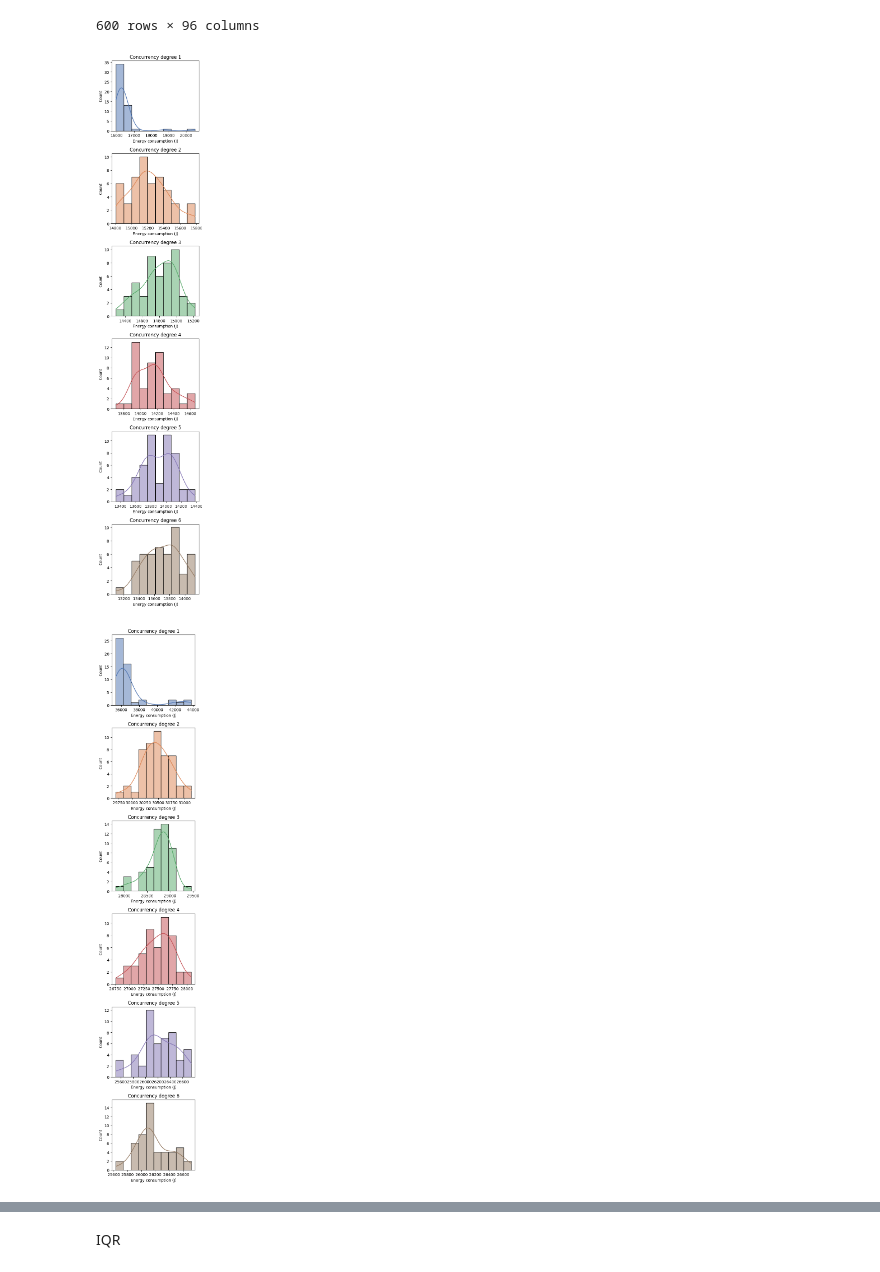
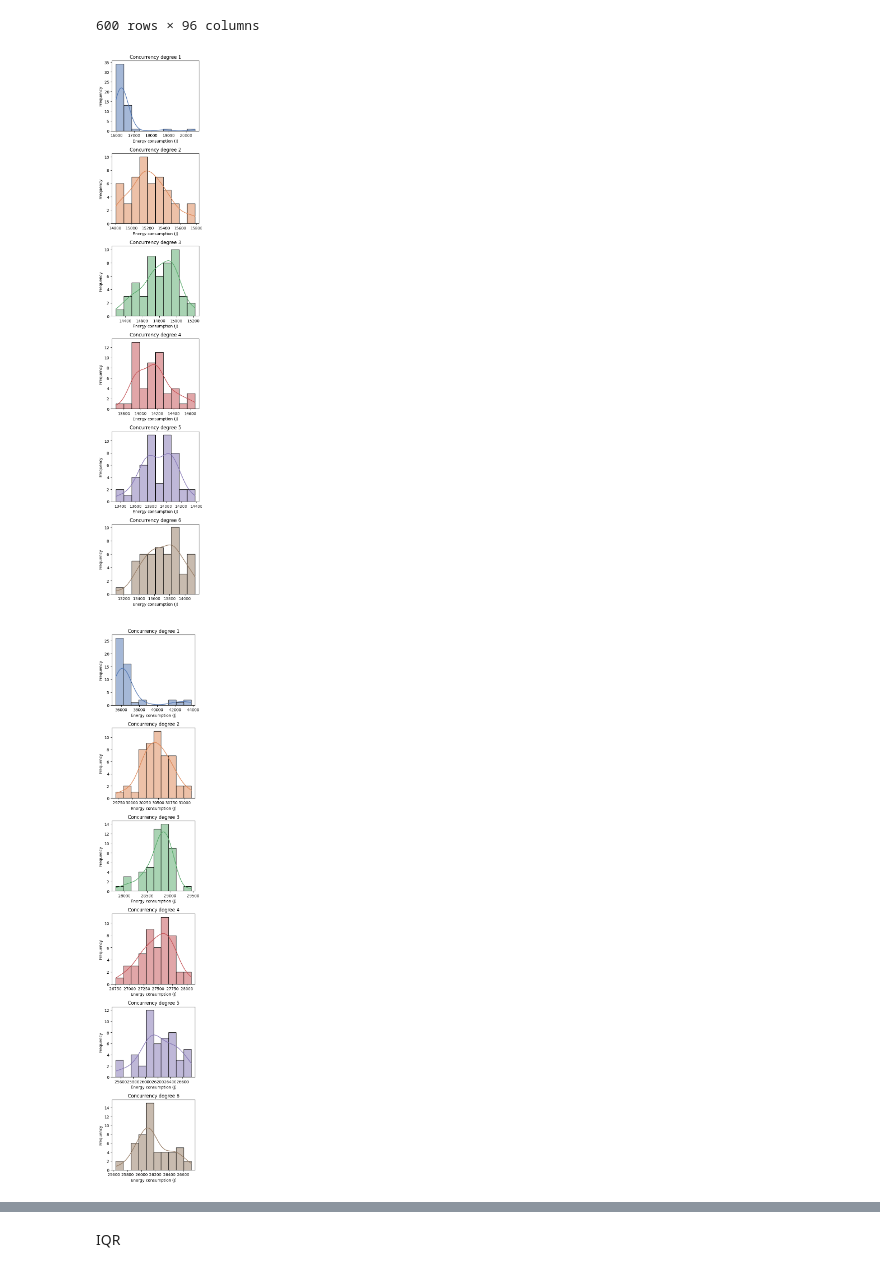
Before and after one commit to Flavio8699/ms-thesis-replication-package, a Jupyter notebook: replication-package-RQ1-2/Experiment/analysis.ipynb, the cells around one changed output, grey strips where cells are left out. Drawn from its saved outputs; the diff is of its cells as text; code cells hidden in the pictures.

Commit message:
Change y-axis label of histograms

```diff
--- a/replication-package-RQ1-2/Experiment/analysis.ipynb
+++ b/replication-package-RQ1-2/Experiment/analysis.ipynb
@@ -80,24 +80,25 @@ colors = sns.color_palette('deep', 6)
 # %%
 for node, df in enumerate([node1, node2]):
     fig, axes = plt.subplots(6, 1, figsize=(4, 20))
     axes = axes.flatten()
 
     for i in range(1, 7):
         ax = axes[i - 1]
         sns.histplot(df[df['concurrency_degree'] == i]['pipeline_joules_consumption'],
                  ax=ax,
                  color=colors[i - 1],
                  kde=True,
                  bins=10)
         ax.set_title(f'Concurrency degree {i}')
+        ax.set_ylabel('Frequency')
         ax.set_xlabel('Energy consumption (J)')
 
     plt.tight_layout()
     plt.savefig(f'pnode-{node+1}-hist-with-outliers-e-consumption.pdf', dpi=300)
     plt.show()
 # %% [output]
-[figure, old version]
+[figure, new version]
-[figure, old version]
+[figure, new version]
 # %%
 for node, df in enumerate([node1, node2]):
     fig, axes = plt.subplots(6, 1, figsize=(4, 20))
```
Also changed, not shown: parts of 3 cells of this notebook.
